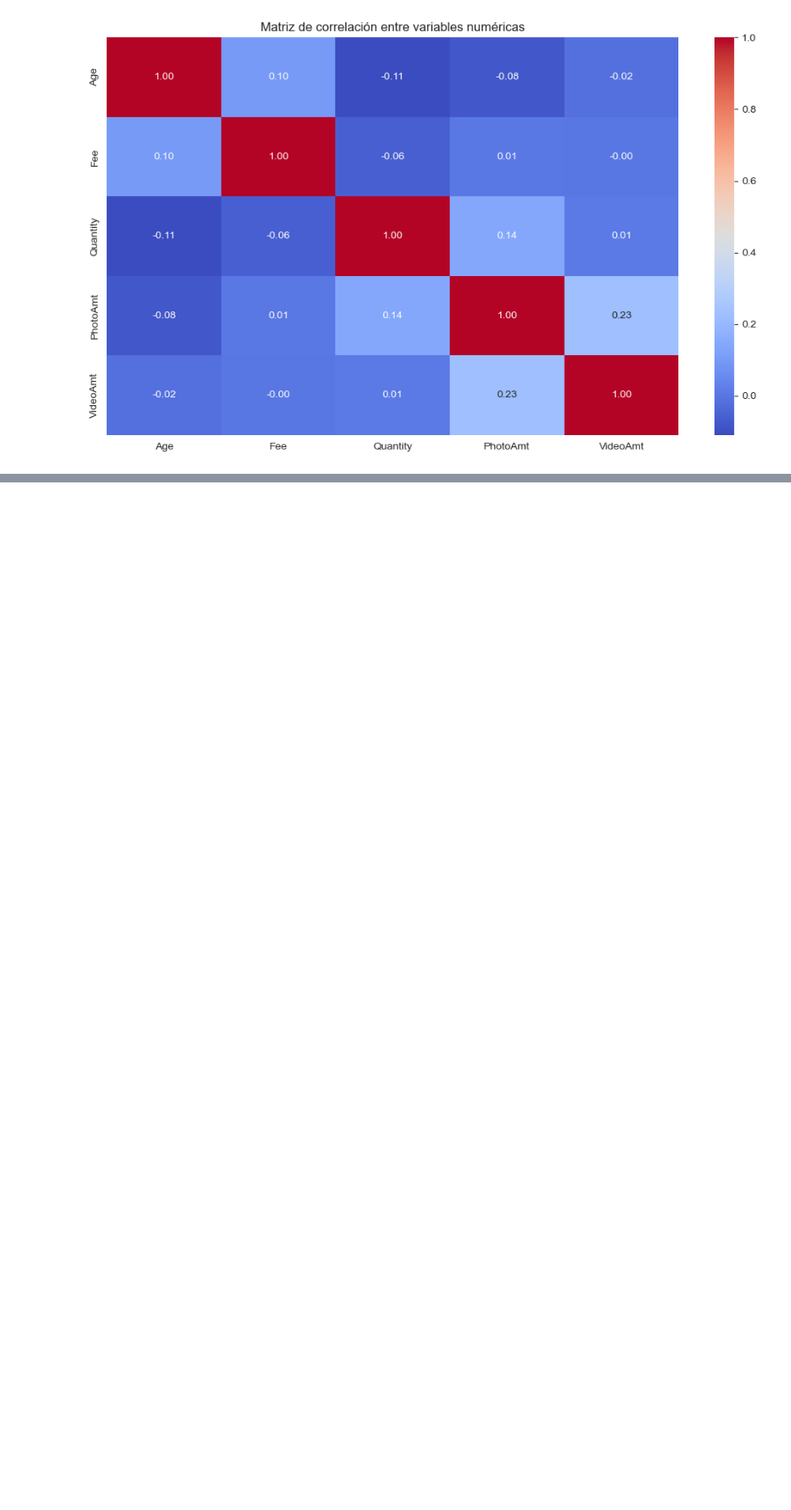
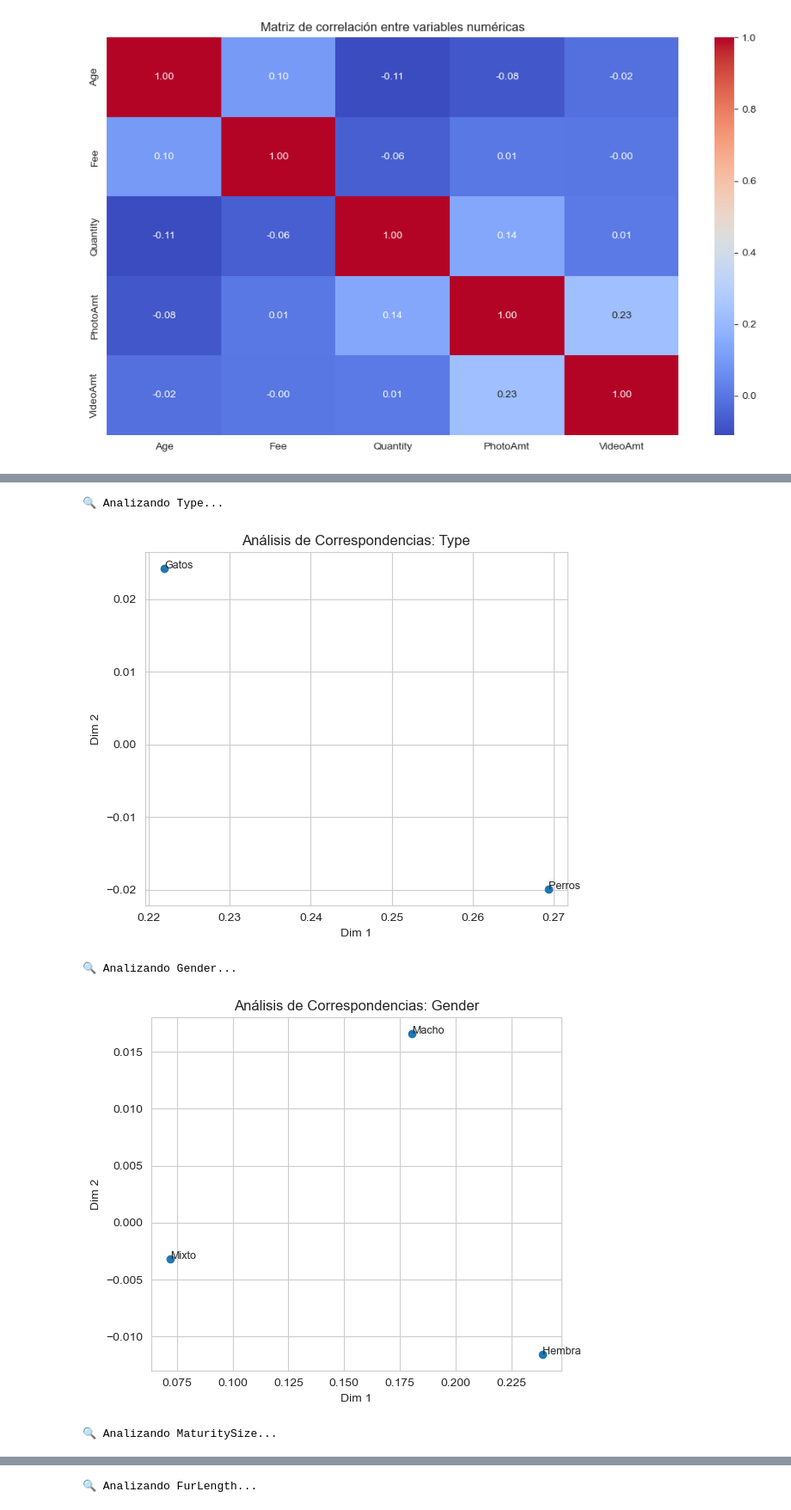
Before and after one commit to ctalamilla/austral-mcd-ldi2, a Jupyter notebook: TP_Grupo7_LDI2.ipynb, the cells around one changed output, grey strips where cells are left out. Shown at 86% size. Drawn from its saved outputs; the diff is of its cells as text; code cells hidden in the pictures; blank space fills up the shorter version.

```diff
--- a/TP_Grupo7_LDI2.ipynb
+++ b/TP_Grupo7_LDI2.ipynb
@@ -667,0 +670,5 @@ plt.show()
+# %%
+cat_cols = [
+    'Type', 'Gender', 'MaturitySize', 'FurLength',
+    'Vaccinated', 'Dewormed', 'Sterilized', 'Health'
+]
@@ -667,0 +678,45 @@ plt.show()
+# %%
+def correspondencia_simple(df, var_cat, target='AdoptionSpeed', n_components=2, plot=True):
+    """
+    Realiza Análisis de Correspondencias (CA) entre una variable categórica y la target.
+    Retorna los coordenadas de las categorías y muestra gráfico si se desea.
+    """
+    # 1. Tabla de contingencia
+    contingency = pd.crosstab(df[var_cat], df[target])
+
+    # 2. Normalización (perfil de filas)
+    Z = contingency / contingency.sum().sum()
+
+    # 3. Análisis de correspondencias usando SVD
+    svd = TruncatedSVD(n_components=n_components)
+    coords = svd.fit_transform(Z)
+
+    coords_df = pd.DataFrame(coords, index=contingency.index, columns=[f"Dim{i+1}" for i in range(n_components)])
+
+    # 4. Visualización
+    if plot:
+        plt.figure(figsize=(6, 5))
+        plt.scatter(coords_df["Dim1"], coords_df["Dim2"])
+        for i, label in enumerate(coords_df.index):
+            plt.text(coords_df.iloc[i, 0], coords_df.iloc[i, 1], label, fontsize=9)
+        plt.title(f"Análisis de Correspondencias: {var_cat}")
+        plt.xlabel("Dim 1")
+        plt.ylabel("Dim 2")
+        plt.grid(True)
+        plt.tight_layout()
+        plt.show()
+
+    return coords_df
+# %%
+resultados_ca = {}
+
+for col in cat_cols:
+    print(f"🔍 Analizando {col}...")
+    coords = correspondencia_simple(df_expl, col)
+    resultados_ca[col] = coords
+# %% [output]
+🔍 Analizando Type...
+[figure, added]
+🔍 Analizando Gender...
+[figure, added]
+🔍 Analizando MaturitySize...
@@ -667,0 +724 @@ plt.show()
+🔍 Analizando FurLength...
```
Also changed, not shown: parts of 7 cells of this notebook.
